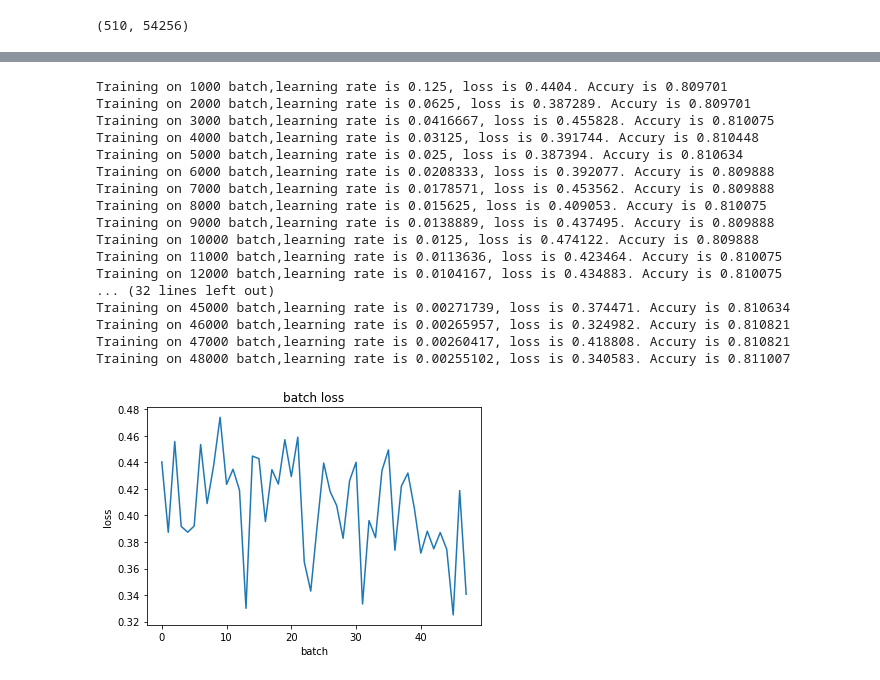
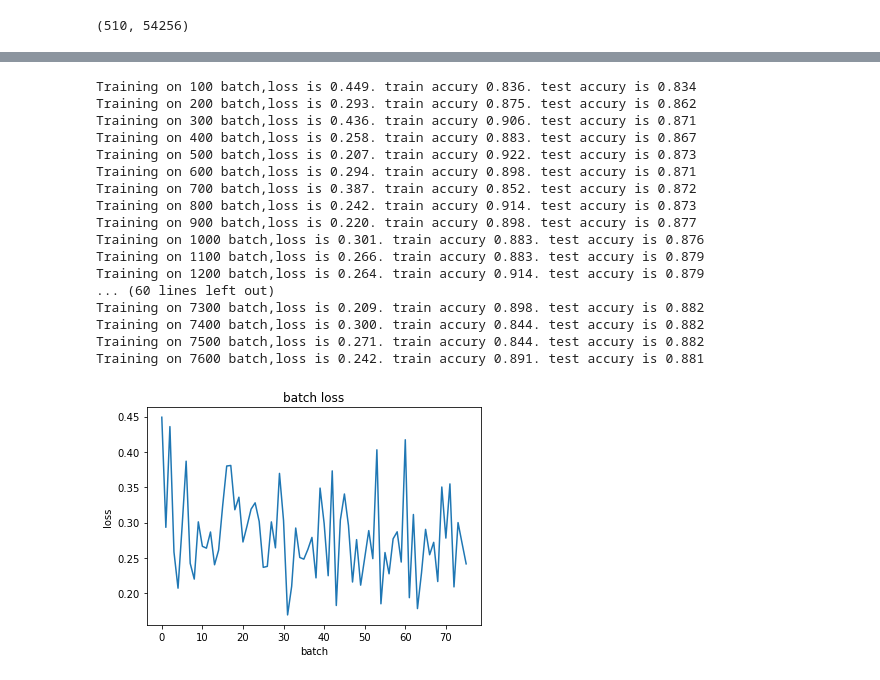
Before and after one commit to B15090815/hung-yi-Lee_2020_spring_ml_homework, a Jupyter notebook: hw_2/Logistic_Regression.ipynb, the cells around one changed output, grey strips where cells are left out. Saved outputs shown, nothing was run; the diff lists cells and outputs as text; code cells hidden in the pictures.

```diff
--- a/hw_2/Logistic_Regression.ipynb
+++ b/hw_2/Logistic_Regression.ipynb
@@ -82,15 +93,13 @@ the shape of Y is (1, 48896)
 # %%
 NODE = 1
 INPUT_NODE = 510
-epsilon = 1e-9
-TRAIN_STEP = 100
+# epsilon = 1e-9
+TRAIN_STEP = 20
 alpha = 0.25
 A0 = alpha
-BATCH_SIZE = 100
+BATCH_SIZE = 128
 LEARNING_RATE_DECAY = 1
 BETA = 0.9
-
-M = X.shape[1]
 
 # 初始化参数
 w = np.random.rand(NODE, INPUT_NODE)
@@ -111,55 +120,56 @@ for epoch in range(TRAIN_STEP):
             break
 
         y_ = np.dot(w,x) + b
         a = sigmoid(y_)
         m = y.shape[1]
-        cross_entropy = (1 - y) * np.log(1 - a + epsilon) + y * np.log(a + epsilon)
+        cross_entropy = (1 - y) * np.log(1 - a) + y * np.log(a)
         loss = -1 / m * np.sum(cross_entropy)
 
         dz = a - y
         dw = 1.0 / m * np.dot(dz, x.T)
         db = 1.0 / m * np.sum(dz)
 
         # Momentum
         sdw = BETA * sdw + (1-BETA) * dw
         sdb = BETA * sdb + (1-BETA) * db
 
         w = w - alpha * sdw
         b = b - alpha * db
 
-        if k % 1000 == 0:
+        if k % 100 == 0:
             losses.append(loss)
             accury = test(w,b,Xt,Yt)
-            print('Training on %d batch,learning rate is %g, loss is %g. Accury is %g'\
-                  %(k, alpha, loss, accury))
+            train_accury = test(w, b, x, y)
+            print('Training on %d batch,loss is %.3f. train accury %.3f. test accury is %.3f'\
+                  %(k, loss,train_accury, accury))
         k += 1
     alpha = A0 / (1 + LEARNING_RATE_DECAY * epoch)
 
 plt.figure()
 plt.plot(losses)
 plt.title('batch loss')
 plt.xlabel('batch')
 plt.ylabel('loss')
 plt.show()
 # %% [output]
-Training on 1000 batch,learning rate is 0.125, loss is 0.4404. Accury is 0.809701
-Training on 2000 batch,learning rate is 0.0625, loss is 0.387289. Accury is 0.809701
-Training on 3000 batch,learning rate is 0.0416667, loss is 0.455828. Accury is 0.810075
-Training on 4000 batch,learning rate is 0.03125, loss is 0.391744. Accury is 0.810448
-Training on 5000 batch,learning rate is 0.025, loss is 0.387394. Accury is 0.810634
-Training on 6000 batch,learning rate is 0.0208333, loss is 0.392077. Accury is 0.809888
-Training on 7000 batch,learning rate is 0.0178571, loss is 0.453562. Accury is 0.809888
-Training on 8000 batch,learning rate is 0.015625, loss is 0.409053. Accury is 0.810075
-Training on 9000 batch,learning rate is 0.0138889, loss is 0.437495. Accury is 0.809888
-Training on 10000 batch,learning rate is 0.0125, loss is 0.474122. Accury is 0.809888
-Training on 11000 batch,learning rate is 0.0113636, loss is 0.423464. Accury is 0.810075
-Training on 12000 batch,learning rate is 0.0104167, loss is 0.434883. Accury is 0.810075
-... (32 lines left out)
-Training on 45000 batch,learning rate is 0.00271739, loss is 0.374471. Accury is 0.810634
-Training on 46000 batch,learning rate is 0.00265957, loss is 0.324982. Accury is 0.810821
-Training on 47000 batch,learning rate is 0.00260417, loss is 0.418808. Accury is 0.810821
-Training on 48000 batch,learning rate is 0.00255102, loss is 0.340583. Accury is 0.811007
+Training on 100 batch,loss is 0.449. train accury 0.836. test accury is 0.834
+Training on 200 batch,loss is 0.293. train accury 0.875. test accury is 0.862
+Training on 300 batch,loss is 0.436. train accury 0.906. test accury is 0.871
+Training on 400 batch,loss is 0.258. train accury 0.883. test accury is 0.867
+Training on 500 batch,loss is 0.207. train accury 0.922. test accury is 0.873
+Training on 600 batch,loss is 0.294. train accury 0.898. test accury is 0.871
+Training on 700 batch,loss is 0.387. train accury 0.852. test accury is 0.872
+Training on 800 batch,loss is 0.242. train accury 0.914. test accury is 0.873
+Training on 900 batch,loss is 0.220. train accury 0.898. test accury is 0.877
+Training on 1000 batch,loss is 0.301. train accury 0.883. test accury is 0.876
+Training on 1100 batch,loss is 0.266. train accury 0.883. test accury is 0.879
+Training on 1200 batch,loss is 0.264. train accury 0.914. test accury is 0.879
+... (60 lines left out)
+Training on 7300 batch,loss is 0.209. train accury 0.898. test accury is 0.882
+Training on 7400 batch,loss is 0.300. train accury 0.844. test accury is 0.882
+Training on 7500 batch,loss is 0.271. train accury 0.844. test accury is 0.882
+Training on 7600 batch,loss is 0.242. train accury 0.891. test accury is 0.881
-[figure, old version]
+[figure, new version]
 # %%
 # 加载最终预测集数据
 path_test ='data/X_test'
```
Also changed, not shown: parts of 8 cells of this notebook, 3 other files.
